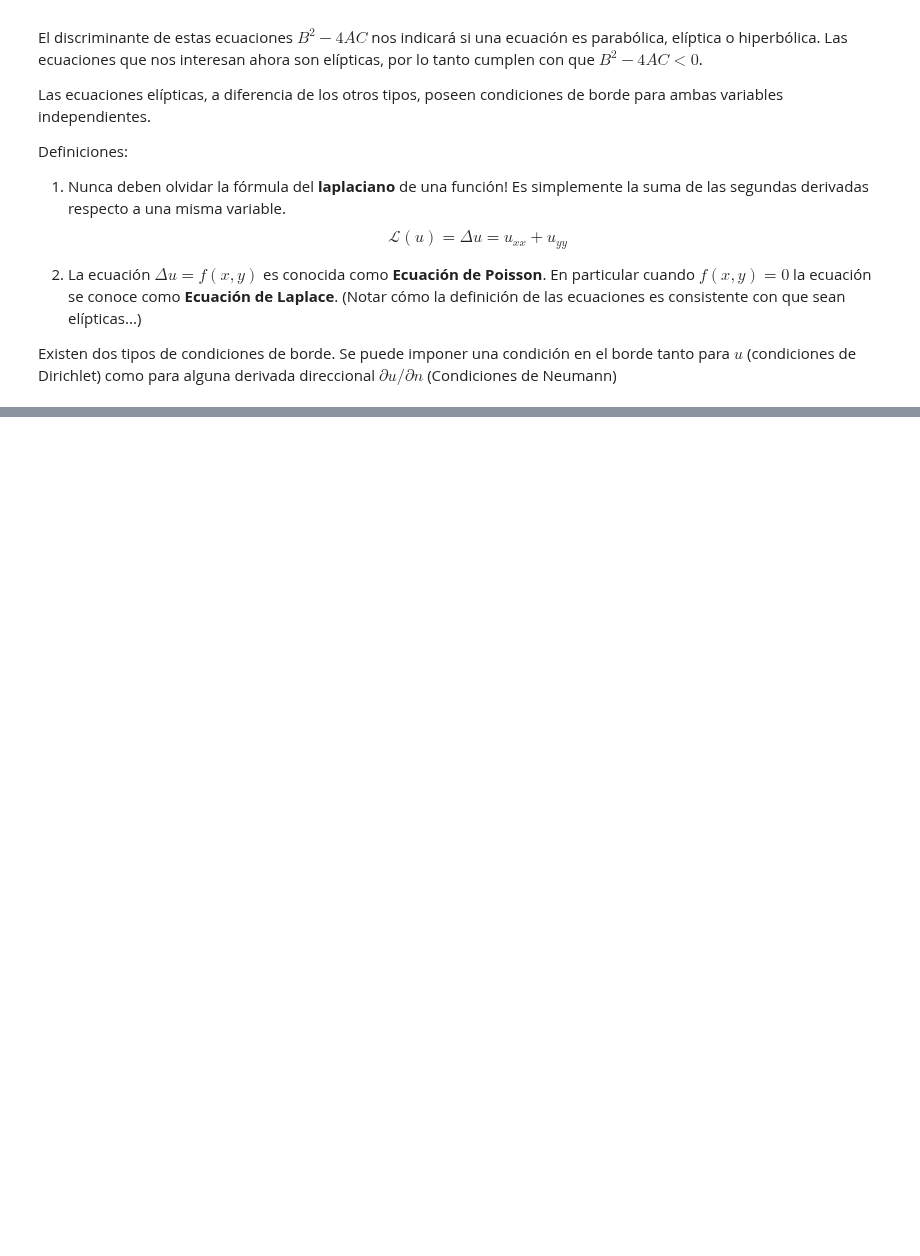
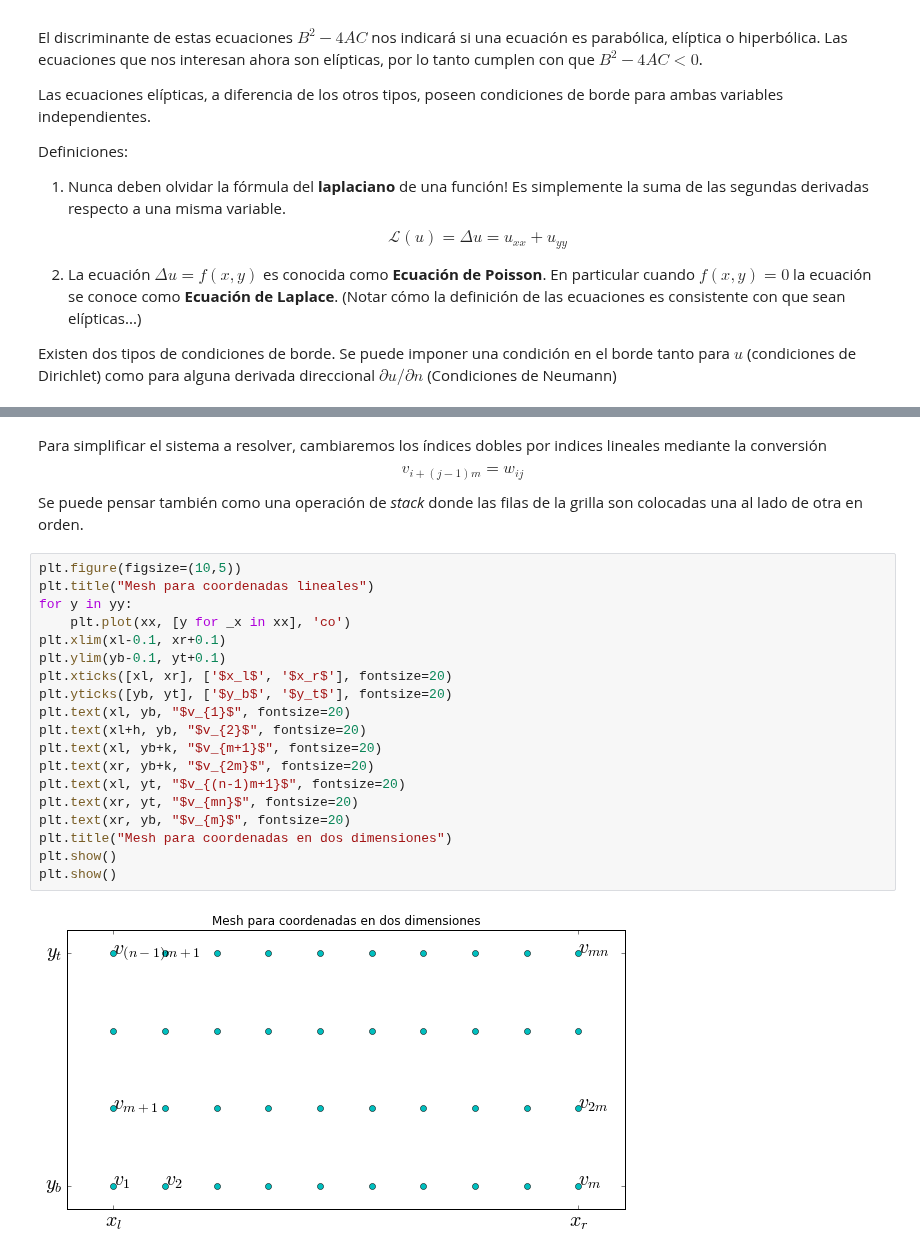
Before and after one commit to asazo/CC2, a Jupyter notebook: edpfinitediff.ipynb, the cells around one changed output, grey strips where cells are left out. Cells and saved outputs as stored; diff of their text form; blank space fills up the shorter version.

```diff
--- a/edpfinitediff.ipynb
+++ b/edpfinitediff.ipynb
@@ -36,0 +74,25 @@ $$\frac{u(x-h,y) -2u(x,y) + u(x+h,y)}{h^2} + \mathcal{O}(h^2) + \frac{u(x,y-k) -
+# %% [markdown]
+Para simplificar el sistema a resolver, cambiaremos los índices dobles por indices lineales mediante la conversión
+$$v_{i+(j-1)m} = w_{ij}$$
+Se puede pensar también como una operación de *stack* donde las filas de la grilla son colocadas una al lado de otra en orden.
+# %%
+plt.figure(figsize=(10,5))
+plt.title("Mesh para coordenadas lineales")
+for y in yy:
+    plt.plot(xx, [y for _x in xx], 'co')
+plt.xlim(xl-0.1, xr+0.1)
+plt.ylim(yb-0.1, yt+0.1)
+plt.xticks([xl, xr], ['$x_l$', '$x_r$'], fontsize=20)
+plt.yticks([yb, yt], ['$y_b$', '$y_t$'], fontsize=20)
+plt.text(xl, yb, "$v_{1}$", fontsize=20)
+plt.text(xl+h, yb, "$v_{2}$", fontsize=20)
+plt.text(xl, yb+k, "$v_{m+1}$", fontsize=20)
+plt.text(xr, yb+k, "$v_{2m}$", fontsize=20)
+plt.text(xl, yt, "$v_{(n-1)m+1}$", fontsize=20)
+plt.text(xr, yt, "$v_{mn}$", fontsize=20)
+plt.text(xr, yb, "$v_{m}$", fontsize=20)
+plt.title("Mesh para coordenadas en dos dimensiones")
+plt.show()
+plt.show()
+# %% [output]
+[figure, added]
```
Also changed, not shown: parts of 5 cells of this notebook.
